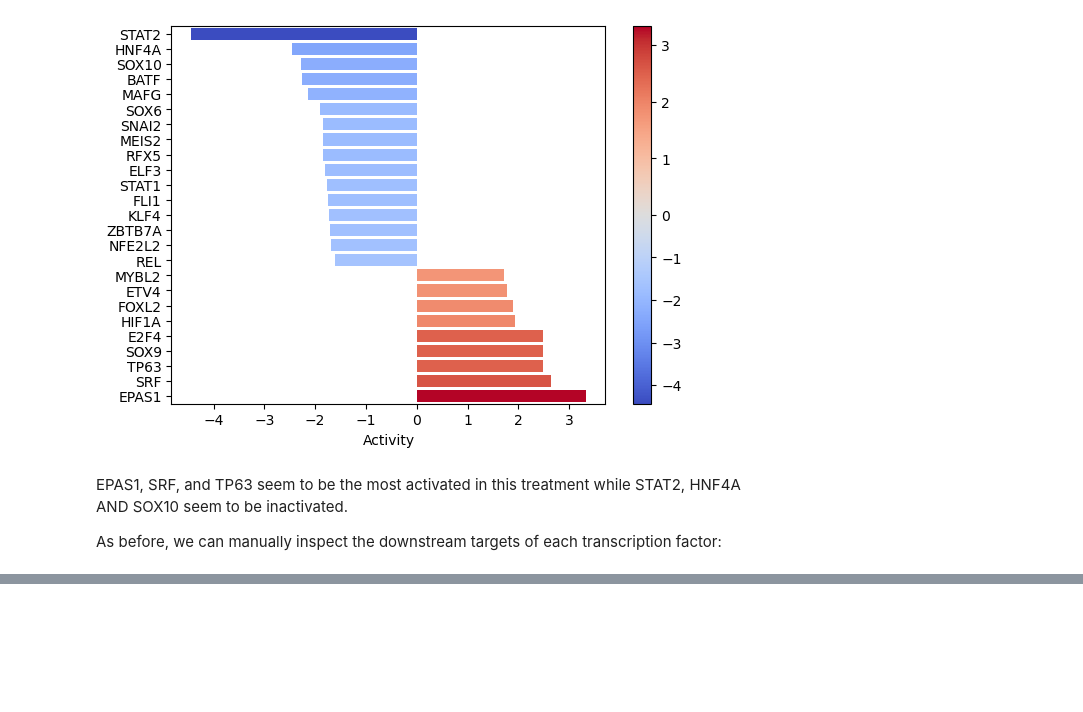
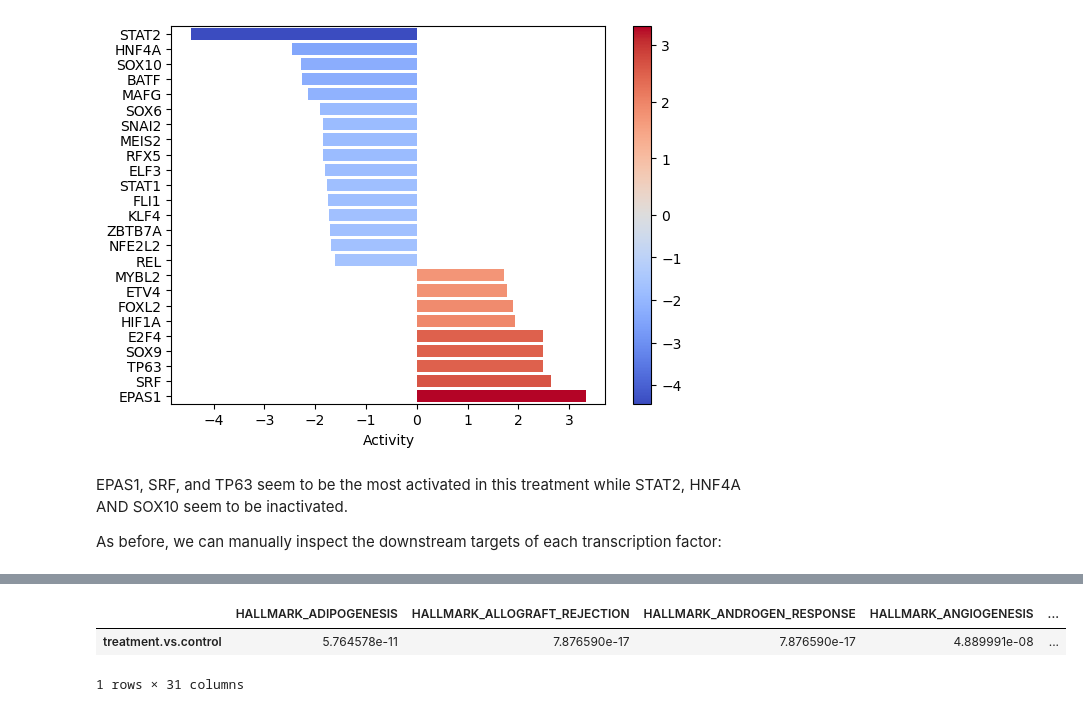
Before and after one commit to saezlab/decoupler-py, a Jupyter notebook: docs/source/notebooks/bulk.ipynb, the cells around one changed output, grey strips where cells are left out. Saved outputs shown, nothing was run; the diff lists cells and outputs as text; code cells hidden in the pictures; blank space fills up the shorter version.

```diff
--- a/docs/source/notebooks/bulk.ipynb
+++ b/docs/source/notebooks/bulk.ipynb
@@ -297,0 +303,17 @@ dc.plot_volcano(logFCs, pvals, 'treatment.vs.control', name='STAT2', net=dorothe
+# %%
+# Retrieve MSigDB resource
+msigdb = dc.get_resource('MSigDB')
+msigdb
+
+# Filter by a desired geneset collection, for example hallmarks
+msigdb = msigdb[msigdb['collection']=='hallmark']
+msigdb = msigdb.drop_duplicates(['geneset', 'genesymbol'])
+
+# Infer enrichment with ora using significant deg
+top_genes = dc.get_top_targets(logFCs, pvals, 'treatment.vs.control', sign_thr=0.05, lFCs_thr=1.5)
+enr_pvals = dc.get_ora_df(top_genes, msigdb, groupby='contrast', features='name', source='geneset', target='genesymbol')
+enr_pvals
+# %% [output]
+|  | HALLMARK_ADIPOGENESIS | HALLMARK_ALLOGRAFT_REJECTION | HALLMARK_ANDROGEN_RESPONSE | HALLMARK_ANGIOGENESIS | ... |
+| treatment.vs.control | 5.764578e-11 | 7.876590e-17 | 7.876590e-17 | 4.889991e-08 | ... |
+1 rows × 31 columns
```
Also changed, not shown: parts of 15 cells of this notebook, 11 other files.
